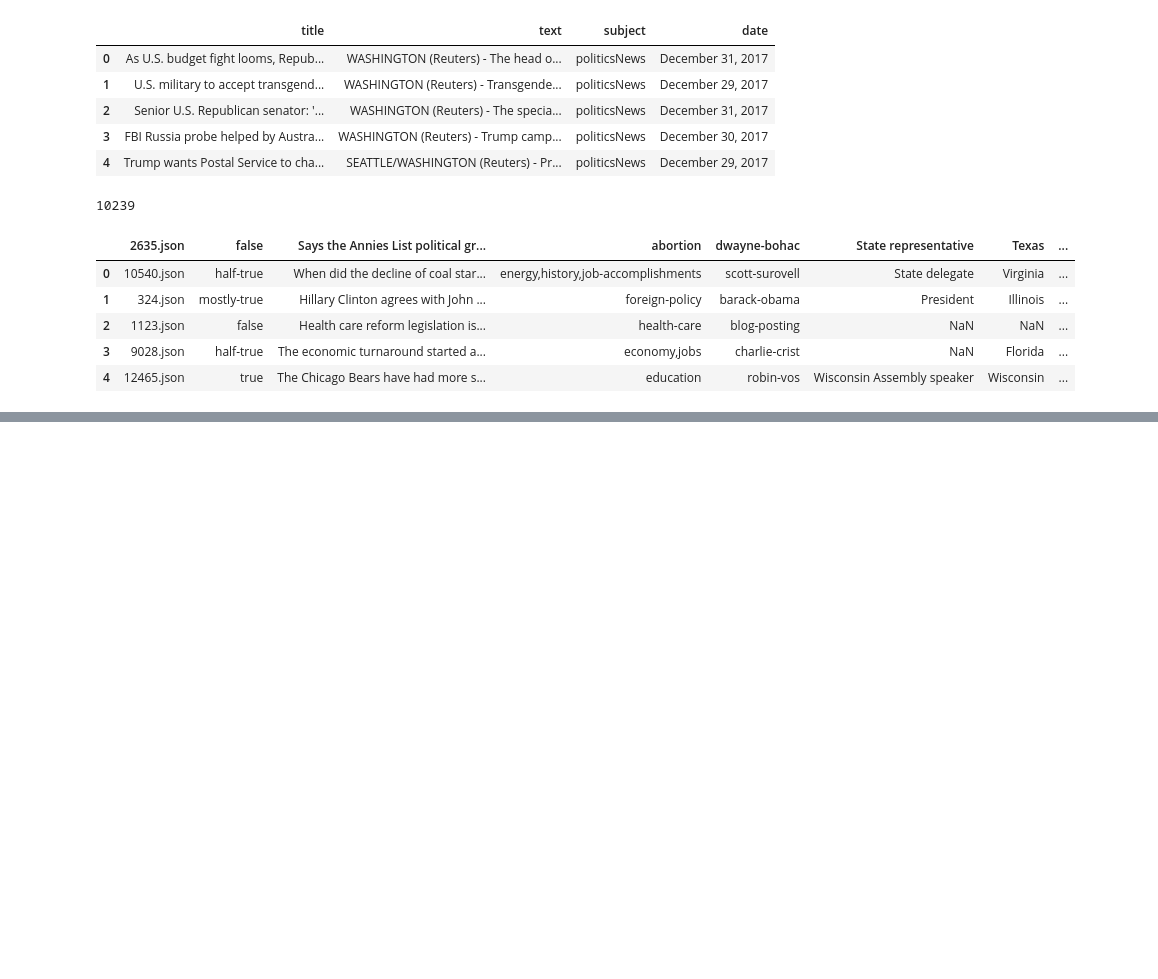
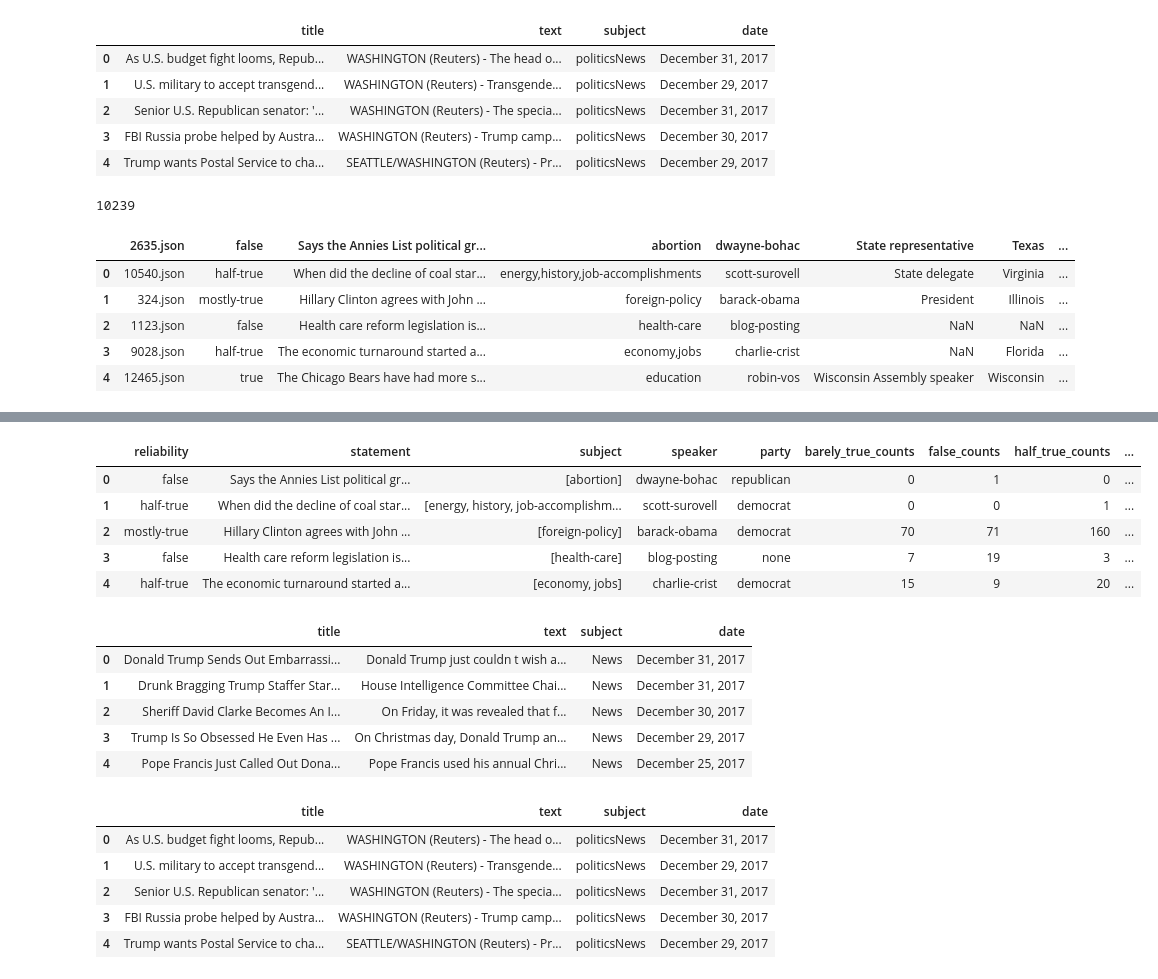
Before and after one commit to namanNagelia/cmsc320_finalProject, a Jupyter notebook: project.ipynb, the cells around one changed output, grey strips where cells are left out. Saved outputs shown, nothing was run; the diff lists cells and outputs as text; code cells hidden in the pictures; blank space fills up the shorter version.

```diff
--- a/project.ipynb
+++ b/project.ipynb
@@ -70,0 +93,25 @@ display(statements.head())
+# %%
+display(statements.head())
+display(fake_news.head())
+display(true_news.head())
+true = ['half_true', 'mostly_true', 'true']
+false = ['false', 'pants_fire', 'barely_true']
+# %% [output]
+|  | reliability | statement | subject | speaker | party | barely_true_counts | false_counts | half_true_counts | ... |
+| 0 | false | Says the Annies List political gr... | [abortion] | dwayne-bohac | republican | 0 | 1 | 0 | ... |
+| 1 | half-true | When did the decline of coal star... | [energy, history, job-accomplishm... | scott-surovell | democrat | 0 | 0 | 1 | ... |
+| 2 | mostly-true | Hillary Clinton agrees with John ... | [foreign-policy] | barack-obama | democrat | 70 | 71 | 160 | ... |
+| 3 | false | Health care reform legislation is... | [health-care] | blog-posting | none | 7 | 19 | 3 | ... |
+| 4 | half-true | The economic turnaround started a... | [economy, jobs] | charlie-crist | democrat | 15 | 9 | 20 | ... |
+|  | title | text | subject | date |
+| 0 | Donald Trump Sends Out Embarrassi... | Donald Trump just couldn t wish a... | News | December 31, 2017 |
+| 1 | Drunk Bragging Trump Staffer Star... | House Intelligence Committee Chai... | News | December 31, 2017 |
+| 2 | Sheriff David Clarke Becomes An I... | On Friday, it was revealed that f... | News | December 30, 2017 |
+| 3 | Trump Is So Obsessed He Even Has ... | On Christmas day, Donald Trump an... | News | December 29, 2017 |
+| 4 | Pope Francis Just Called Out Dona... | Pope Francis used his annual Chri... | News | December 25, 2017 |
+|  | title | text | subject | date |
+| 0 | As U.S. budget fight looms, Repub... | WASHINGTON (Reuters) - The head o... | politicsNews | December 31, 2017 |
+| 1 | U.S. military to accept transgend... | WASHINGTON (Reuters) - Transgende... | politicsNews | December 29, 2017 |
+| 2 | Senior U.S. Republican senator: '... | WASHINGTON (Reuters) - The specia... | politicsNews | December 31, 2017 |
+| 3 | FBI Russia probe helped by Austra... | WASHINGTON (Reuters) - Trump camp... | politicsNews | December 30, 2017 |
+| 4 | Trump wants Postal Service to cha... | SEATTLE/WASHINGTON (Reuters) - Pr... | politicsNews | December 29, 2017 |
```
Also changed, not shown: parts of 6 cells of this notebook.
